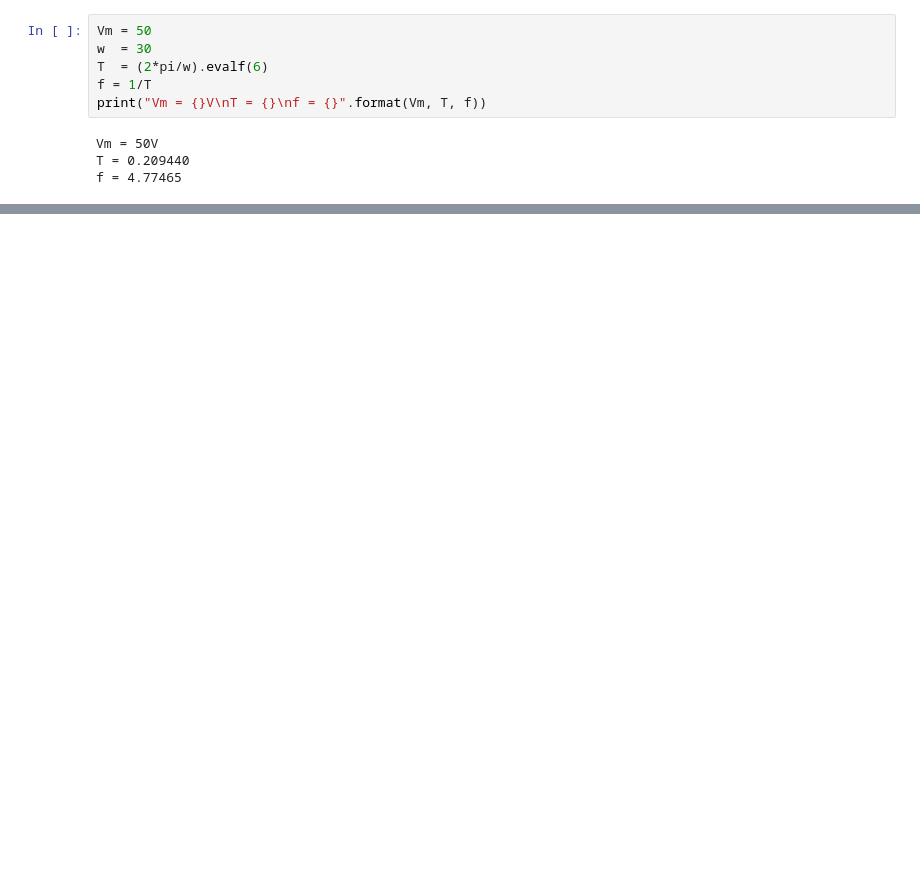
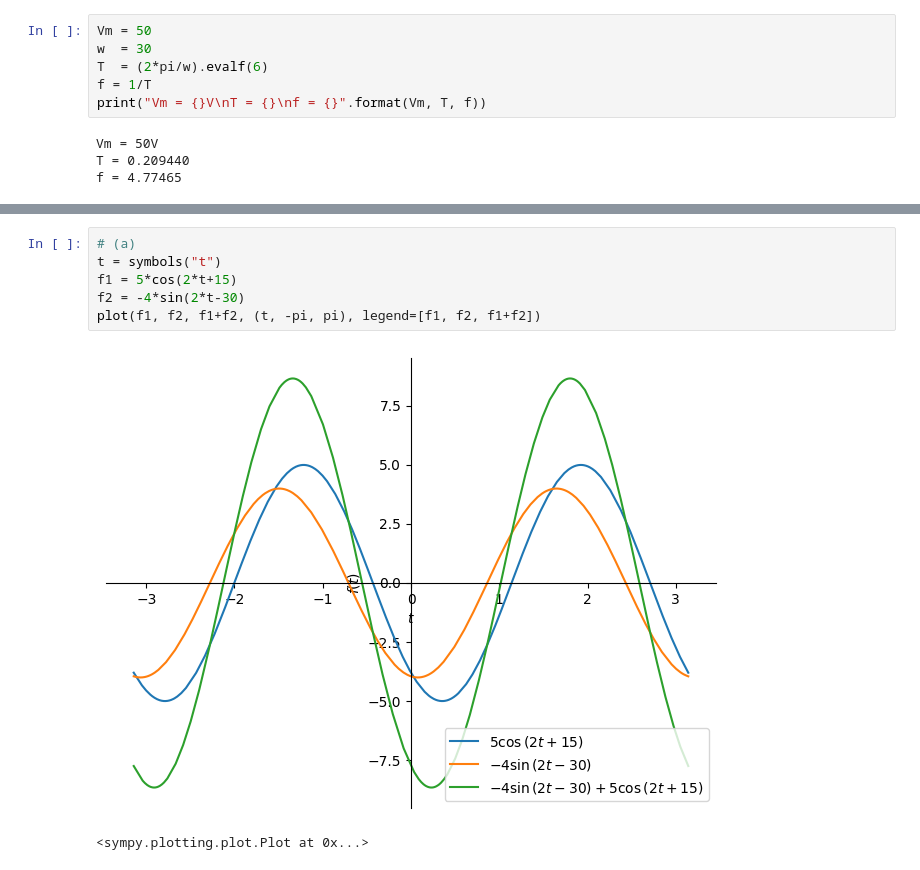
Before and after one commit to kdurant/circuits, a Jupyter notebook: chapter09.ipynb, the cells around one changed output, grey strips where cells are left out. Saved outputs shown, nothing was run; the diff lists cells and outputs as text; blank space fills up the shorter version.

```diff
--- a/chapter09.ipynb
+++ b/chapter09.ipynb
@@ -31,0 +214,9 @@ f = 4.77465
+# %%
+# (a)
+t = symbols("t")
+f1 = 5*cos(2*t+15)
+f2 = -4*sin(2*t-30)
+plot(f1, f2, f1+f2, (t, -pi, pi), legend=[f1, f2, f1+f2])
+# %% [output]
+[figure, added]
+<sympy.plotting.plot.Plot at 0x...>
```
Also changed, not shown: parts of 34 cells of this notebook, 5 other files.
